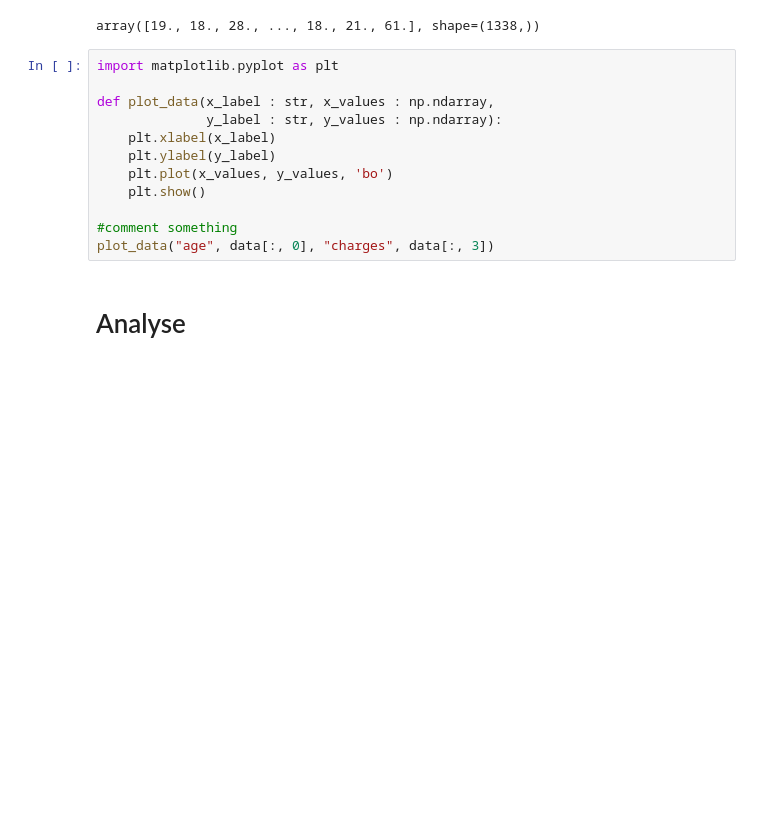
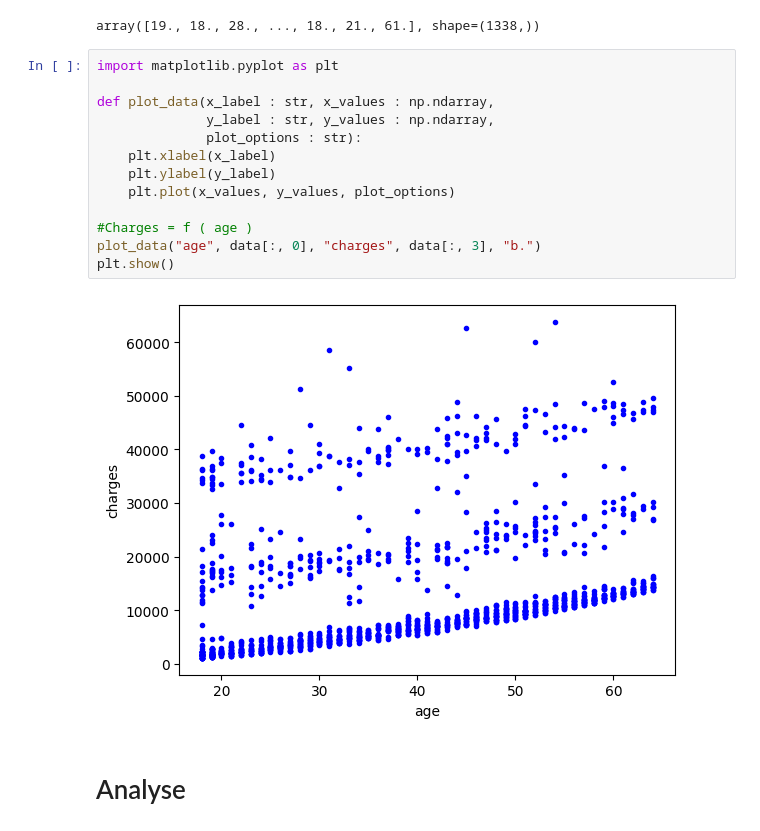
Before and after one commit to NicoCasso/Assur_aimant, a Jupyter notebook: nettoyage_analyse.ipynb, the cells around one changed output. Saved outputs shown, nothing was run; the diff lists cells and outputs as text; blank space fills up the shorter version.

```diff
--- a/nettoyage_analyse.ipynb
+++ b/nettoyage_analyse.ipynb
@@ -78,14 +78,17 @@ array([19., 18., 28., ..., 18., 21., 61.], shape=(1338,))
 # %%
 import matplotlib.pyplot as plt
 
 def plot_data(x_label : str, x_values : np.ndarray,
-			  y_label : str, y_values : np.ndarray):
+			  y_label : str, y_values : np.ndarray,
+			  plot_options : str):
 	plt.xlabel(x_label)
 	plt.ylabel(y_label)
-	plt.plot(x_values, y_values, 'bo')
-	plt.show()
+	plt.plot(x_values, y_values, plot_options)
 
-#comment something
-plot_data("age", data[:, 0], "charges", data[:, 3])
+#Charges = f ( age )
+plot_data("age", data[:, 0], "charges", data[:, 3], "b.")
+plt.show()
+# %% [output]
+[figure, added]
 # %% [markdown]
 # Analyse
```
Also changed, not shown: parts of 1 cell of this notebook.
